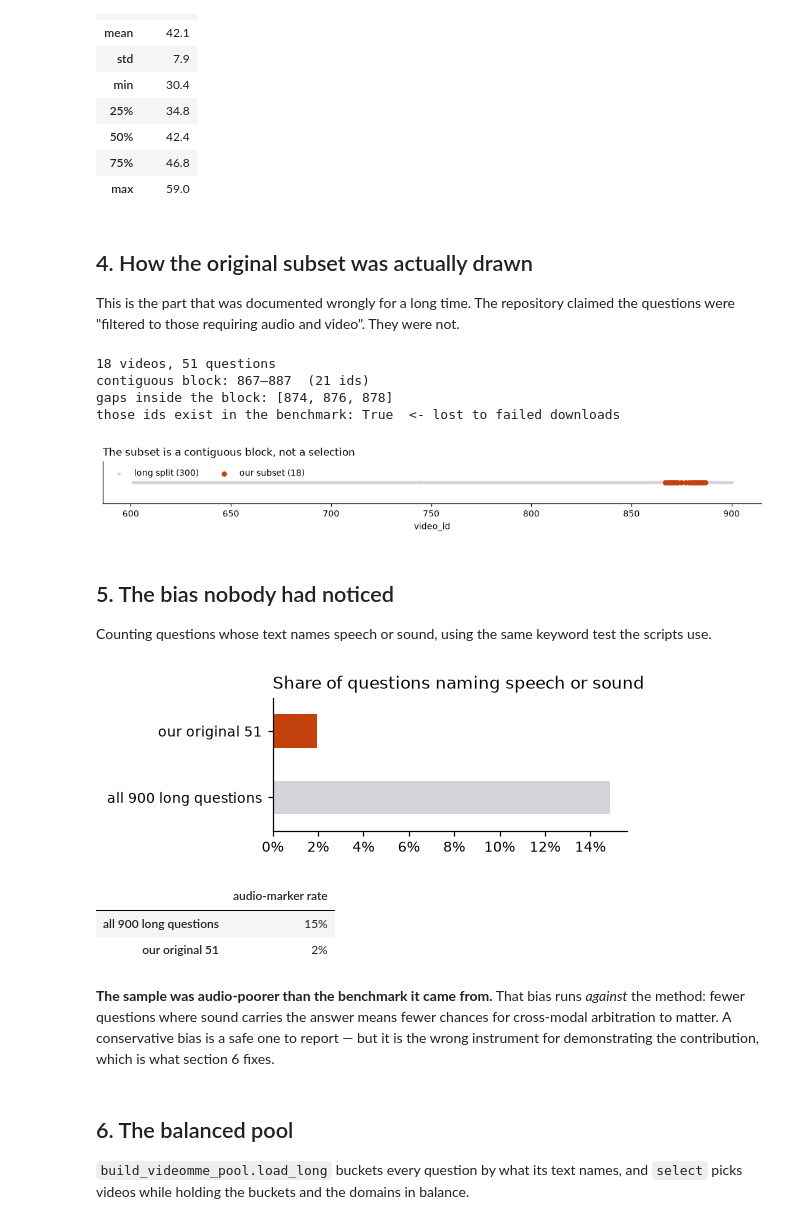
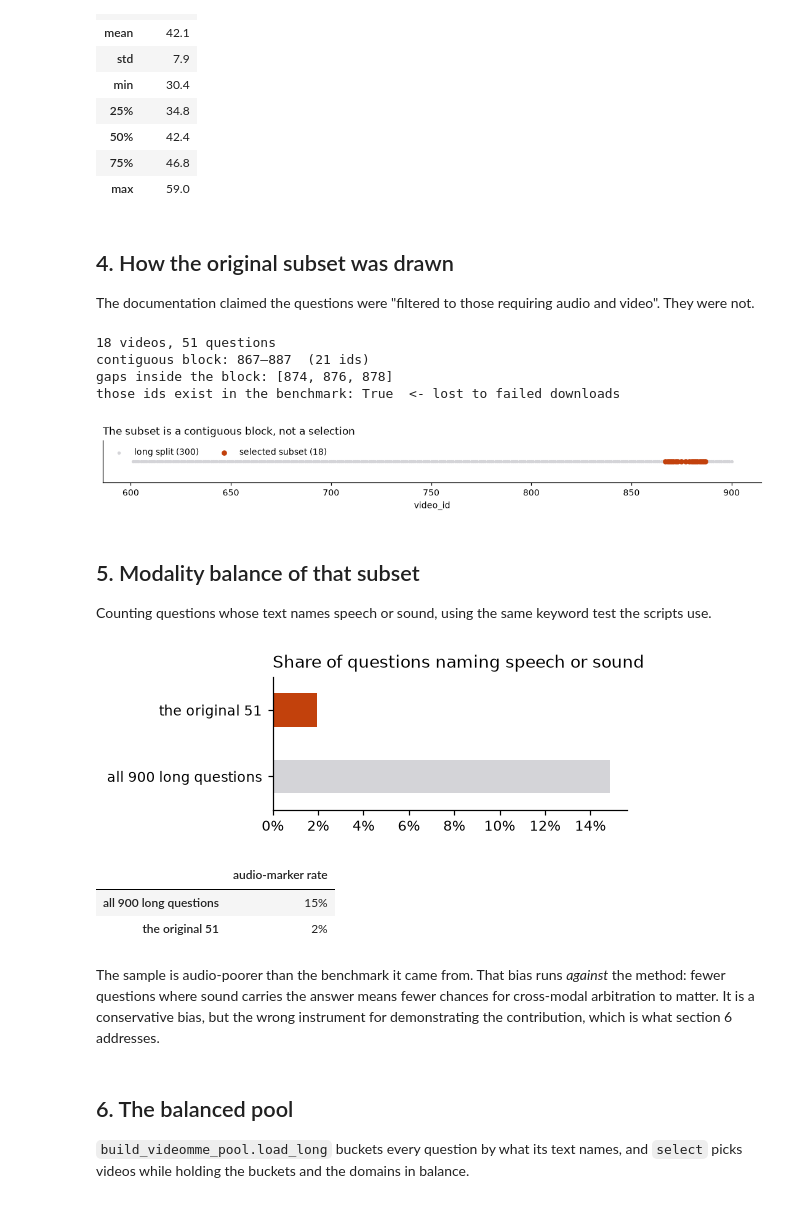
Before and after one commit to thepreakerebi/gist, a Jupyter notebook: notebooks/01-dataset-eda.ipynb, the cells around one changed output. Cells and saved outputs as stored; diff of their text form; code cells hidden in the pictures.

```diff
--- a/notebooks/01-dataset-eda.ipynb
+++ b/notebooks/01-dataset-eda.ipynb
@@ -132,11 +132,10 @@ durations.describe().round(1).to_frame("minutes")
 | 75% | 46.8 |
 | max | 59.0 |
 # %% [markdown]
-## 4. How the original subset was actually drawn
+## 4. How the original subset was drawn
 
-This is the part that was documented wrongly for a long time. The repository
-claimed the questions were "filtered to those requiring audio and video". They
-were not.
+The documentation claimed the questions were "filtered to those requiring audio
+and video". They were not.
 # %%
 pool_old = load_pool("videomme_av_all.json")
 chosen = sorted(int(r["video_id"]) for r in {r["video_id"]: r for r in pool_old}.values())
@@ -156,16 +155,16 @@ those ids exist in the benchmark: True  <- lost to failed downloads
 # %%
 fig, ax = plt.subplots(figsize=(10, 1.5))
 all_ids = sorted(long.video_id.astype(int).unique())
 ax.scatter(all_ids, [0] * len(all_ids), s=6, color=MUTED, label="long split (300)")
-ax.scatter(chosen, [0] * len(chosen), s=22, color=ACCENT, label="our subset (18)")
+ax.scatter(chosen, [0] * len(chosen), s=22, color=ACCENT, label="selected subset (18)")
 ax.set_yticks([]); ax.set_xlabel("video_id")
 ax.set_title("The subset is a contiguous block, not a selection", loc="left")
 ax.legend(frameon=False, loc="upper left", ncols=2)
 plt.tight_layout(); plt.show()
 # %% [output]
-[figure, old version]
+[figure, new version]
 # %% [markdown]
-## 5. The bias nobody had noticed
+## 5. Modality balance of that subset
 
 Counting questions whose text names speech or sound, using the same keyword test
 the scripts use.
@@ -176,7 +175,7 @@ ids = {r["question_id"] for r in pool_old}
 old_sel = long[long.question_id.isin(ids)]
 rates = pd.Series({
     "all 900 long questions": long.question.str.contains(AUDIO_MARKERS).mean(),
-    "our original 51": old_sel.question.str.contains(AUDIO_MARKERS).mean(),
+    "the original 51": old_sel.question.str.contains(AUDIO_MARKERS).mean(),
 })
 
 fig, ax = plt.subplots(figsize=(5, 1.9))
@@ -189,13 +188,13 @@ rates.map("{:.0%}".format).to_frame("audio-marker rate")
 [figure]
 |  | audio-marker rate |
 | all 900 long questions | 15% |
-| our original 51 | 2% |
+| the original 51 | 2% |
 # %% [markdown]
-**The sample was audio-poorer than the benchmark it came from.** That bias runs
+The sample is audio-poorer than the benchmark it came from. That bias runs
 *against* the method: fewer questions where sound carries the answer means fewer
-chances for cross-modal arbitration to matter. A conservative bias is a safe one
-to report — but it is the wrong instrument for demonstrating the contribution,
-which is what section 6 fixes.
+chances for cross-modal arbitration to matter. It is a conservative bias, but the
+wrong instrument for demonstrating the contribution, which is what section 6
+addresses.
 # %% [markdown]
 ## 6. The balanced pool
 
```
Also changed, not shown: parts of 3 cells of this notebook, 4 other files.
